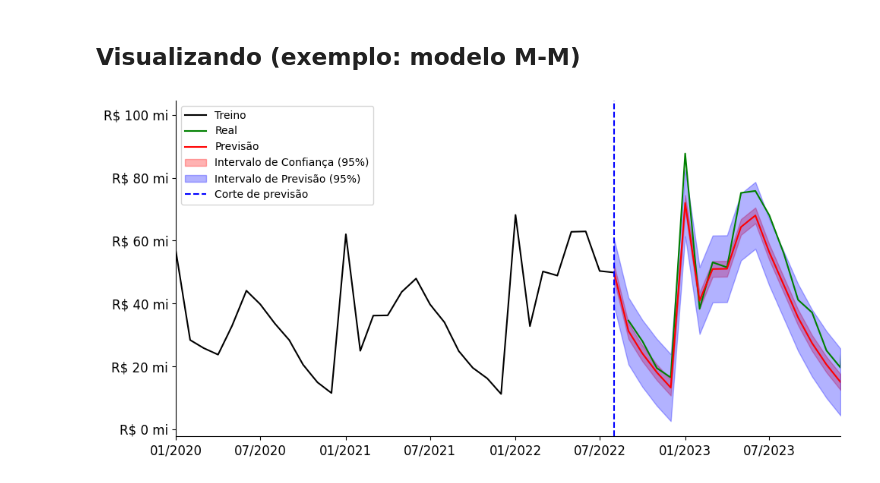
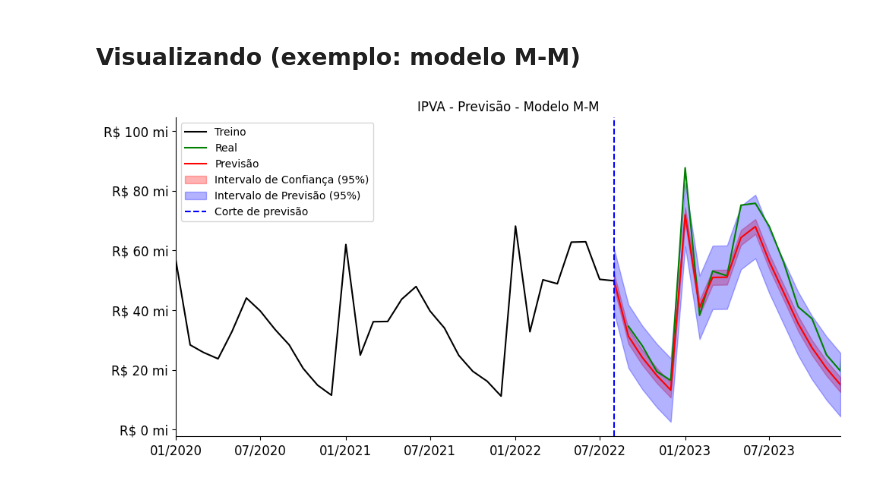
Before and after one commit to viniventur/previsao_artigo_HW_SARIMA, a Jupyter notebook: template_holt_winters.ipynb, the cells around one changed output. Saved outputs shown, nothing was run; the diff lists cells and outputs as text; code cells hidden in the pictures.

```diff
--- a/template_holt_winters.ipynb
+++ b/template_holt_winters.ipynb
@@ -383,31 +383,32 @@ sns.lineplot(x=df_graf_real.index, y=df_graf_real, label='Real', ax=ax, color='g
 # Previsão
 sns.lineplot(x=df_graf_prev.index, y=df_graf_prev.values, label='Previsão', ax=ax, color='red')
 # Intervalo de Confiança
 plt.fill_between(df_prev_real.index, df_prev_real['conf_lower'], df_prev_real['conf_upper'],
                  color='red', alpha=0.3, label='Intervalo de Confiança (95%)')
 # Intervalo de Previsão
 plt.fill_between(df_prev_real.index, df_prev_real['pred_lower'], df_prev_real['pred_upper'],
                  color='blue', alpha=0.3, label='Intervalo de Previsão (95%)')
 
 # Formatação
 def formatar_milhares(x, pos):
     return f'R$ {x/1000000:.0f} mi'
 formatter = mticker.FuncFormatter(formatar_milhares)
 year_locator = YearLocator(base=2)
 ax.xaxis.set_major_locator(year_locator)
 ax.yaxis.set_major_formatter(formatter)
 ax.set_xlabel('')
 ax.set_ylabel('')
 ax.spines['top'].set_visible(False)
 ax.spines['right'].set_visible(False)
 ax.set_xlim(min(df_graf_treino.index), max(df_graf_prev.index))
 ax.tick_params(axis='x', labelsize=12)
 ax.tick_params(axis='y', labelsize=12)
 ax.set_xticks(pd.date_range(start='2020-01-01', end='2023-12-01', freq='6MS'))
 ax.set_xticklabels(pd.date_range(start='2020-01-01', end='2023-12-01', freq='6MS').strftime('%m/%Y'))
 ax.axvline(x=pd.to_datetime('2022-08-01'), color='blue', linestyle='--', label='Corte de previsão')
 ax.legend(loc='upper left')
+ax.set_title('IPVA - Previsão - Modelo M-M')
 plt.tight_layout()
 plt.show()
 # %% [output]
-[figure, old version]
+[figure, new version]
```
